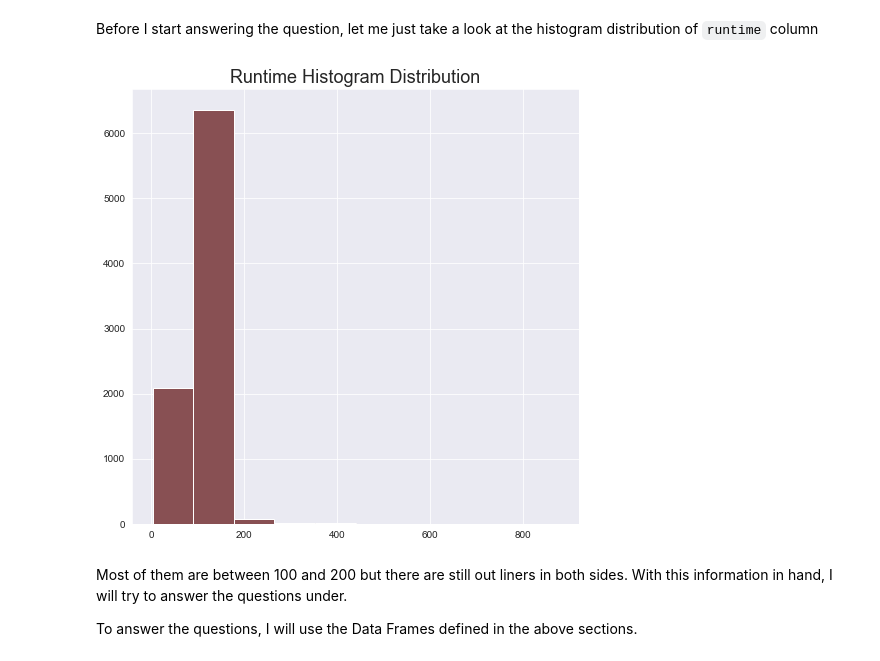
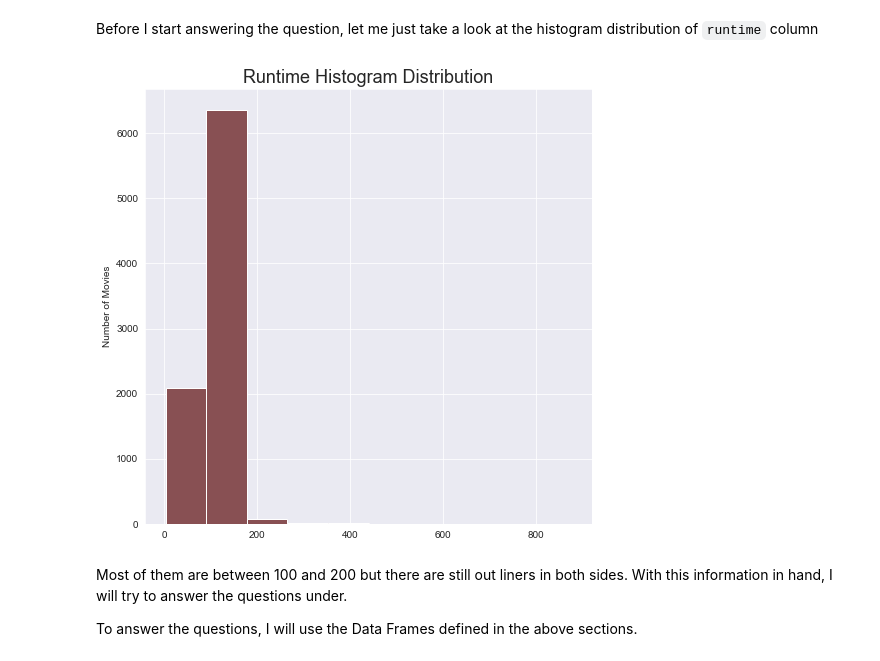
Before and after one commit to bitzs-alex/DataAnalysis, a Jupyter notebook: TMDb - Udacity/full_analysis.ipynb, the cells around one changed output. Saved outputs shown, nothing was run; the diff lists cells and outputs as text; code cells hidden in the pictures.

```diff
--- a/TMDb - Udacity/full_analysis.ipynb
+++ b/TMDb - Udacity/full_analysis.ipynb
@@ -1122,9 +1136,10 @@ Before I start answering the question, let me just take a look at the histogram
 # %%
 fig, ax = plt.subplots(figsize=(8, 8))
 tmdb.runtime.hist()
-plt.title("Runtime Histogram Distribution", fontsize=18);
+plt.title("Runtime Histogram Distribution", fontsize=18)
+plt.ylabel("Number of Movies");
 # %% [output]
-[figure, old version]
+[figure, new version]
 # %% [markdown]
 Most of them are between 100 and 200 but there are still out liners in both sides. With this information in hand, I will try to answer the questions under.
 
```
Also changed, not shown: parts of 17 cells of this notebook.
